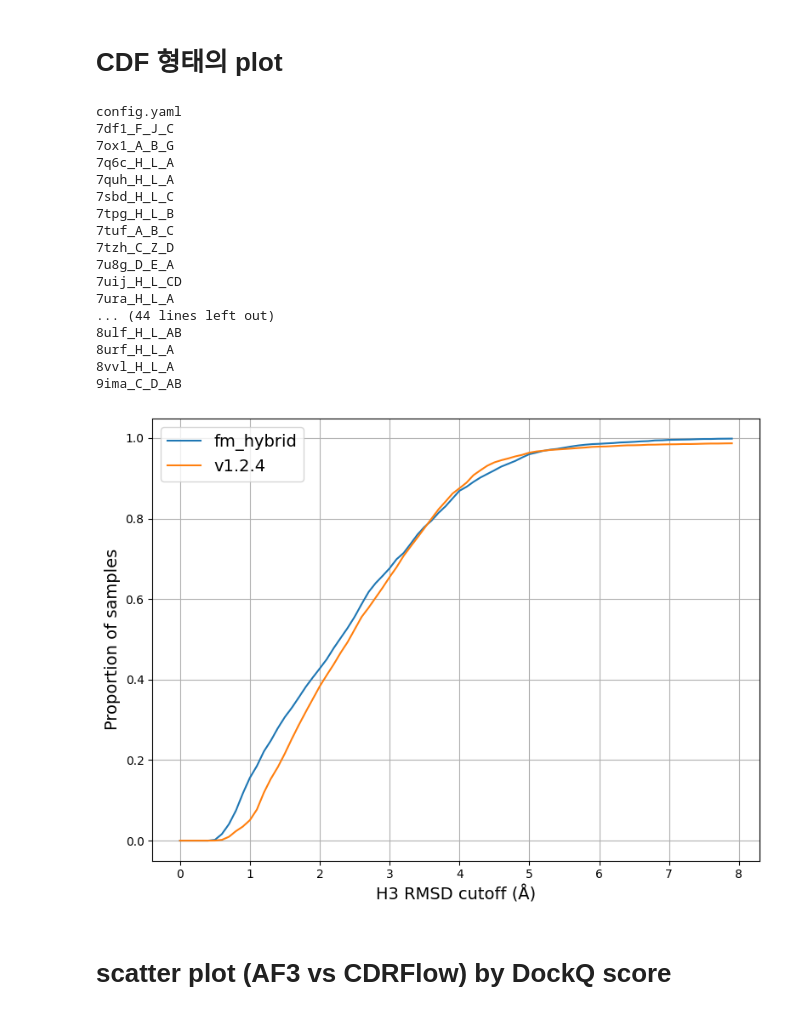
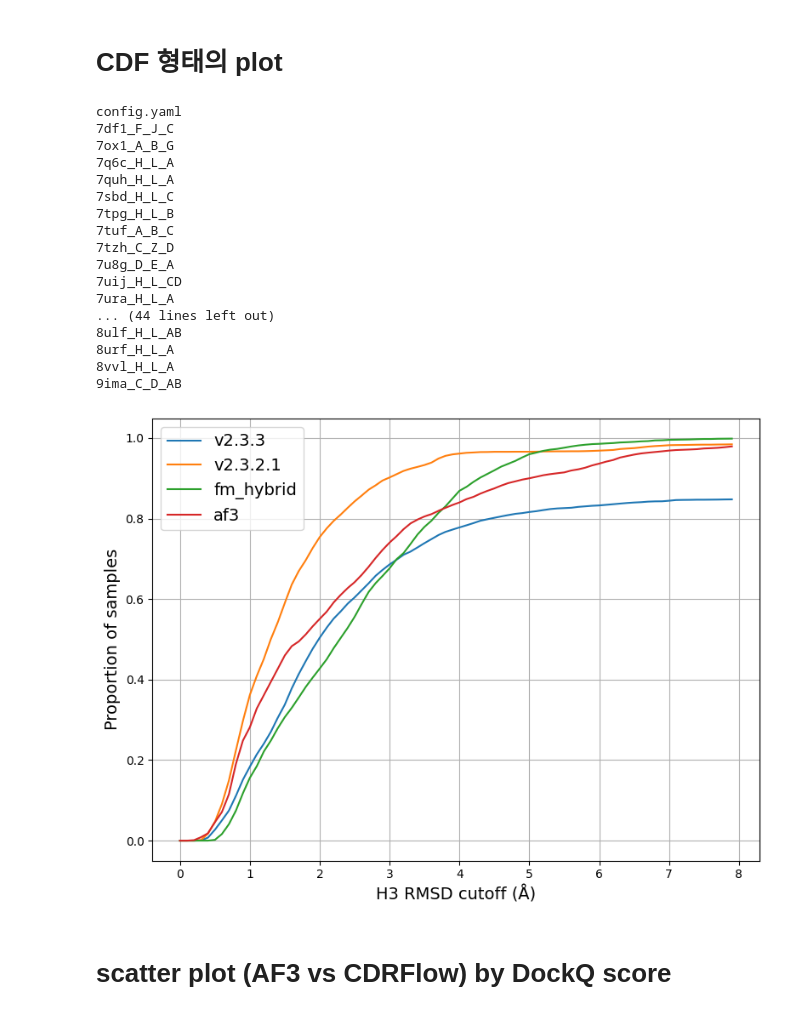
Before and after one commit to shp2001/protein-frame-flow, a Jupyter notebook: notebook/check_metric.ipynb, the cells around one changed output. Drawn from its saved outputs; the diff is of its cells as text; code cells hidden in the pictures.

```diff
--- a/notebook/check_metric.ipynb
+++ b/notebook/check_metric.ipynb
@@ -310,10 +310,10 @@ import numpy as np
 import os
 import json
 
-pred_dir = '/home/psh/protein-frame-flow/inference_outputs/CDRFlow_v1.2.5_grad_clip/2025-09-01_11-52-06/epoch=93-step=134702/run_2025-09-01_22-54-51'
+pred_dir = '/home/psh/protein-frame-flow/inference_outputs/CDRFlow_v2.3.3_stage_2/2025-10-14_00-45-15/epoch=23-step=34392/run_2025-10-15_10-59-20'
 h3_rmsd_by_pdb = {}
 top_10_rmsd_by_pdb = {}
-top_rank = 20
+top_rank = 50
 
 pdb_ids = []
 for pdb_id in os.listdir(pred_dir):
@@ -327,6 +327,8 @@ for pdb_id in os.listdir(pred_dir):
     sub_dir = os.path.join(pred_dir, pdb_id)
     h3_cdrs = []
     for sample in os.listdir(sub_dir):
+        if 'sample' not in sample:
+            continue
         cdr_info = os.path.join(sub_dir, sample, "cdr_rmsd.json")
         with open(cdr_info, 'r') as f:
             data = json.load(f)
@@ -577,5 +560,5 @@ SignificanceResult(statistic=-0.22804748889238224, pvalue=0.02249165766933948)
 # %%
 import torch
 
-data = torch.load('/home/psh/protein-frame-flow/ckpt/v2.3.2/CDRFlow_v2.3.3_general/2025-10-09_17-02-33/last.ckpt', map_location='cpu')
+data = torch.load('/home/psh/protein-frame-flow/ckpt/v2.0.0/CDRFlow_v2.3.1.1/2025-09-10_17-24-40/last.ckpt', map_location='cpu')
 # %%
@@ -726,17 +709,17 @@ plt.show()
 # %% [markdown]
 # CDF 형태의 plot
 # %%
-pred_dir = '/home/psh/protein-frame-flow/inference_outputs/fm_hybrid/2025-05-28_17-17-52/epoch=105-step=150096_copy/run_2025-05-31_09-40-37'
-af3_dir = '/home/psh/protein-frame-flow/inference_outputs/CDRFlow_v1.2.5_grad_clip/2025-09-01_11-52-06/epoch=93-step=134702/run_2025-09-01_22-54-51'
+pred_dir = '/home/psh/protein-frame-flow/inference_outputs/CDRFlow_v2.3.3_stage_2/2025-10-14_00-45-15/epoch=23-step=34392/run_2025-10-15_10-59-20'
+af3_dir = '/home/psh/protein-frame-flow/inference_outputs/CDRFlow_v2.3.2.1_stage_2/2025-10-14_00-20-37/epoch=17-step=25794_copy/run_2025-10-14_16-35-45'
 pred_dir_wo_atom = '/home/psh/protein-frame-flow/inference_outputs/fm_hybrid/2025-05-28_17-17-52/epoch=105-step=150096_copy/run_2025-05-31_09-40-37'
-pred_ = '/home/psh/protein-frame-flow/inference_outputs/fm_aa_ref_pos/2025-05-26_23-05-11/epoch=41-step=59472_copy/run_2025-05-28_09-56-28'
+pred_new_dir = '/home/psh/af3_output_processed/'
 import os
 import json
 
 pred_cdrs = []
 pred_wo_atom = []
 af3_cdrs = []
-pred_new = []
+pred_new_cdrs = []
 for pdb in os.listdir(pred_dir):
     print(pdb)
     if 'config' in pdb:
@@ -744,13 +727,14 @@ for pdb in os.listdir(pred_dir):
     af3_pdb = os.path.join(af3_dir, pdb)
     pred_pdb = os.path.join(pred_dir, pdb)
     pred_wo_atom_pdb = os.path.join(pred_dir_wo_atom, pdb)
-    pred_db = os.path.join(pred_, pdb)
+    pred_new_pdb = os.path.join(pred_new_dir, pdb)
     for sample in os.listdir(pred_pdb):
-
+        if 'sample' not in sample:
+            continue
         pred_cdr_json = os.path.join(pred_pdb, sample, "cdr_rmsd.json")
         af3_cdr_json = os.path.join(af3_pdb, sample, "cdr_rmsd.json")
         pred_wo_atom_json = os.path.join(pred_wo_atom_pdb, sample, "cdr_rmsd.json")
-        pred__json = os.path.join(pred_db, sample, "cdr_rmsd.json")
+        pred_new_json = os.path.join(pred_new_pdb, sample, "cdr_rmsd.json")
 
         with open(pred_cdr_json, 'r') as f:
             pred_cdr_data = json.load(f)
@@ -764,10 +748,9 @@ for pdb in os.listdir(pred_dir):
             pred_wo_atom_cdr_data = json.load(f)
         pred_wo_atom.append(pred_wo_atom_cdr_data['h3_rms'])
 
-        with open(pred__json, 'r') as f:
-            pred__cdr = json.load(f)
-        pred_new.append(pred__cdr['h3_rms'])
-
+        with open(pred_new_json, 'r') as f:
+            pred_new_cdr_data = json.load(f)
+        pred_new_cdrs.append(pred_new_cdr_data['h3_rms'])
 import matplotlib.pyplot as plt
 import numpy as np
 
@@ -775,11 +758,8 @@ import numpy as np
 pred_cdrs = np.array(pred_cdrs)
 af3_cdrs = np.array(af3_cdrs)
 pred_wo_atom_cdrs = np.array(pred_wo_atom)
-pred_new = np.array(pred_new)
+pred_new_cdrs = np.array(pred_new_cdrs)
 
-pred_wo_general = pred_cdrs + np.random.normal(loc=0.3, scale=0.2, size=pred_cdrs.shape)
-pred_wo_local_tri = pred_wo_atom_cdrs + np.random.normal(loc=0.2, scale=0.2, size=pred_cdrs.shape)
-pred_wo_ag = pred_wo_atom_cdrs + np.random.normal(loc=0.3, scale=0.3, size=pred_cdrs.shape)
 # cutoff 범위 설정 (0부터 5까지 0.1 간격)
 cutoffs = np.arange(0, 8, 0.1)
 
@@ -787,43 +767,40 @@ cutoffs = np.arange(0, 8, 0.1)
 pred_cdf = [(pred_cdrs <= c).sum() / len(pred_cdrs) for c in cutoffs]
 af3_cdf = [(af3_cdrs <= c).sum() / len(af3_cdrs) for c in cutoffs]
 pred_wo_atom_cdf = [(pred_wo_atom_cdrs <= c).sum() / len(pred_wo_atom_cdrs) for c in cutoffs]
-pred_wo_general = [(pred_wo_general <= c).sum() / len(pred_wo_general) for c in cutoffs]
-pred_wo_local_tri = [(pred_wo_local_tri <= c).sum() / len(pred_wo_local_tri) for c in cutoffs]
-pred_new = [(pred_new <= c).sum() / len(pred_new) for c in cutoffs]
-pred_wo_ag = [(pred_wo_ag <= c).sum() / len(pred_wo_ag) for c in cutoffs]
+pred_new_cdrs_cdf = [(pred_new_cdrs <= c).sum() / len(pred_new_cdrs) for c in cutoffs]
 
 # Plot
 plt.figure(figsize=(8, 6))
-plt.plot(cutoffs, pred_cdf, label='fm_hybrid')
-plt.plot(cutoffs, af3_cdf, label='v1.2.4')
-# plt.plot(cutoffs, pred_wo_atom_cdf, label='fm_hybrid')
-# plt.plot(cutoffs, pred_new, label='CDRFlow w/o PPI')
+plt.plot(cutoffs, pred_cdf, label='v2.3.3')
+plt.plot(cutoffs, af3_cdf, label='v2.3.2.1')
+plt.plot(cutoffs, pred_wo_atom_cdf, label='fm_hybrid')
+plt.plot(cutoffs, pred_new_cdrs_cdf, label='af3')
 # plt.plot(cutoffs, pred_wo_ag, label='CDRFlow w/o Ag')
 plt.xlabel('H3 RMSD cutoff (Å)', fontsize=14)
 plt.ylabel('Proportion of samples', fontsize=14)
 plt.legend(fontsize=14)
 plt.grid(True)
 plt.tight_layout()
 plt.show()
 # %% [output]
 config.yaml
 7df1_F_J_C
 7ox1_A_B_G
 7q6c_H_L_A
 7quh_H_L_A
 7sbd_H_L_C
 7tpg_H_L_B
 7tuf_A_B_C
 7tzh_C_Z_D
 7u8g_D_E_A
 7uij_H_L_CD
 7ura_H_L_A
 ... (44 lines left out)
 8ulf_H_L_AB
 8urf_H_L_A
 8vvl_H_L_A
 9ima_C_D_AB
-[figure, old version]
+[figure, new version]
 # %% [markdown]
 # scatter plot (AF3 vs CDRFlow) by DockQ score
 # %%
```
Also changed, not shown: parts of 8 cells of this notebook, 7 other files.
